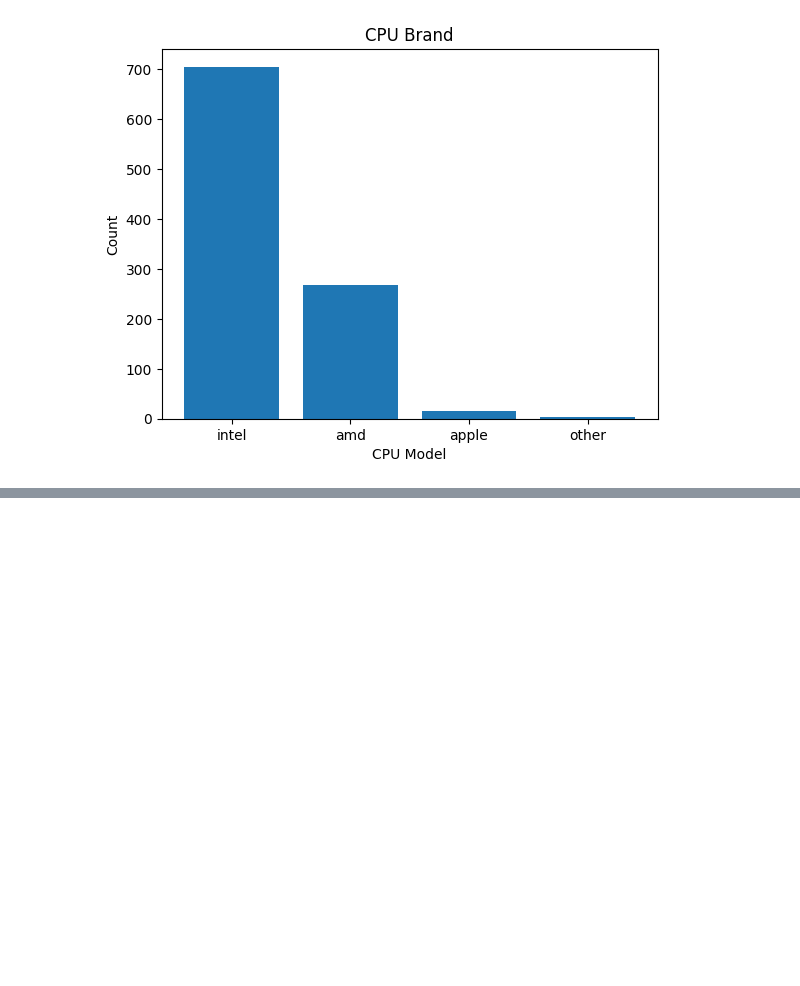
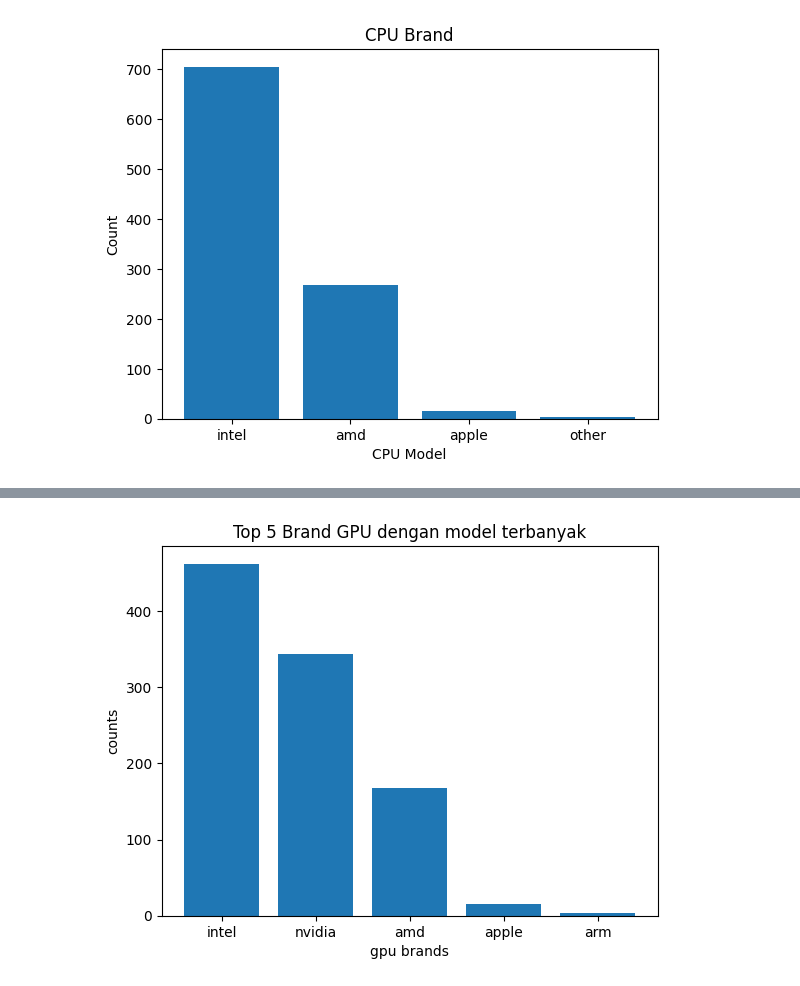
Before and after one commit to Yzamurti1748/pythondataanalysisqueries, a Jupyter notebook: laptop_data_analysis.ipynb, the cells around one changed output, grey strips where cells are left out. Saved outputs shown, nothing was run; the diff lists cells and outputs as text; code cells hidden in the pictures; blank space fills up the shorter version.

```diff
--- a/laptop_data_analysis.ipynb
+++ b/laptop_data_analysis.ipynb
@@ -110,0 +193,14 @@ plt.show()
+# %%
+import matplotlib.pyplot as plt
+
+df ['gpu_brand'].value_counts()
+brand_counts = df ['gpu_brand'].value_counts()
+top_5_gpu_brands = brand_counts.nlargest(5)
+
+plt.bar(top_5_gpu_brands.index, top_5_gpu_brands.values)
+plt.xlabel('gpu brands')
+plt.ylabel('counts')
+plt.title('Top 5 Brand GPU dengan model terbanyak')
+plt.show()
+# %% [output]
+[figure, added]
```
Also changed, not shown: parts of 10 cells of this notebook.
